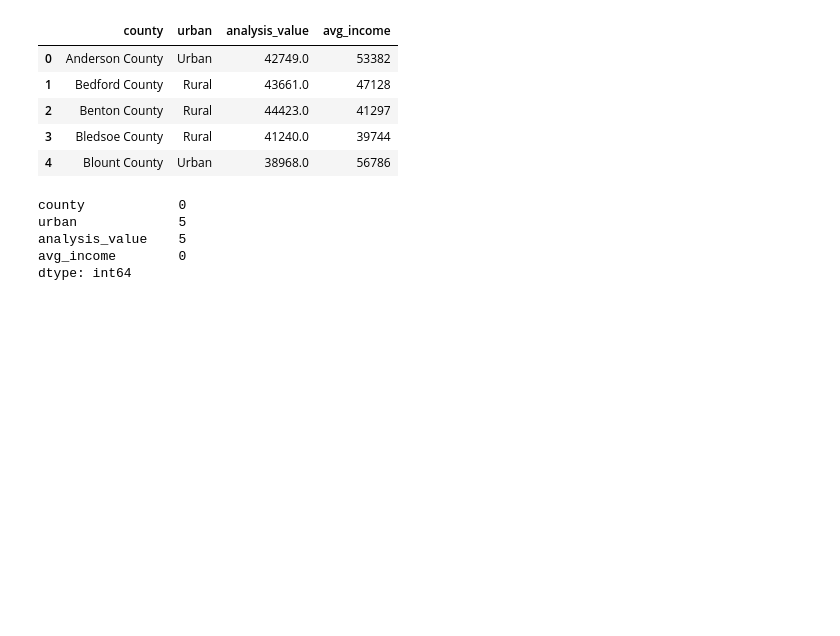
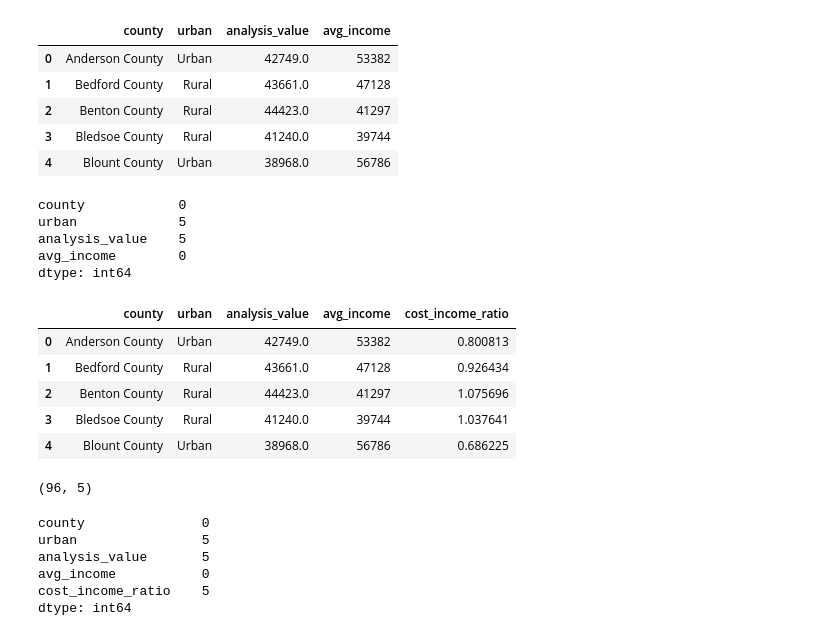
Before and after one commit to staylor08/vanderbilt-data-essentials-cohort-2, a Jupyter notebook: Week_1_ST.ipynb, the cells around one changed output. Cells and saved outputs as stored; diff of their text form; code cells hidden in the pictures; blank space fills up the shorter version.

```diff
--- a/Week_1_ST.ipynb
+++ b/Week_1_ST.ipynb
@@ -493,3 +493,27 @@ urban             5
 analysis_value    5
 avg_income        0
 dtype: int64
+# %%
+tn_ha_costs['cost_income_ratio'] = tn_ha_costs.analysis_value/tn_ha_costs.avg_income
+# %%
+tn_ha_costs.head()
+# %% [output]
+|  | county | urban | analysis_value | avg_income | cost_income_ratio |
+| 0 | Anderson County | Urban | 42749.0 | 53382 | 0.800813 |
+| 1 | Bedford County | Rural | 43661.0 | 47128 | 0.926434 |
+| 2 | Benton County | Rural | 44423.0 | 41297 | 1.075696 |
+| 3 | Bledsoe County | Rural | 41240.0 | 39744 | 1.037641 |
+| 4 | Blount County | Urban | 38968.0 | 56786 | 0.686225 |
+# %%
+tn_ha_costs.shape
+# %% [output]
+(96, 5)
+# %%
+tn_ha_costs.isnull().sum()
+# %% [output]
+county               0
+urban                5
+analysis_value       5
+avg_income           0
+cost_income_ratio    5
+dtype: int64
```
Also changed, not shown: parts of 16 cells of this notebook.
